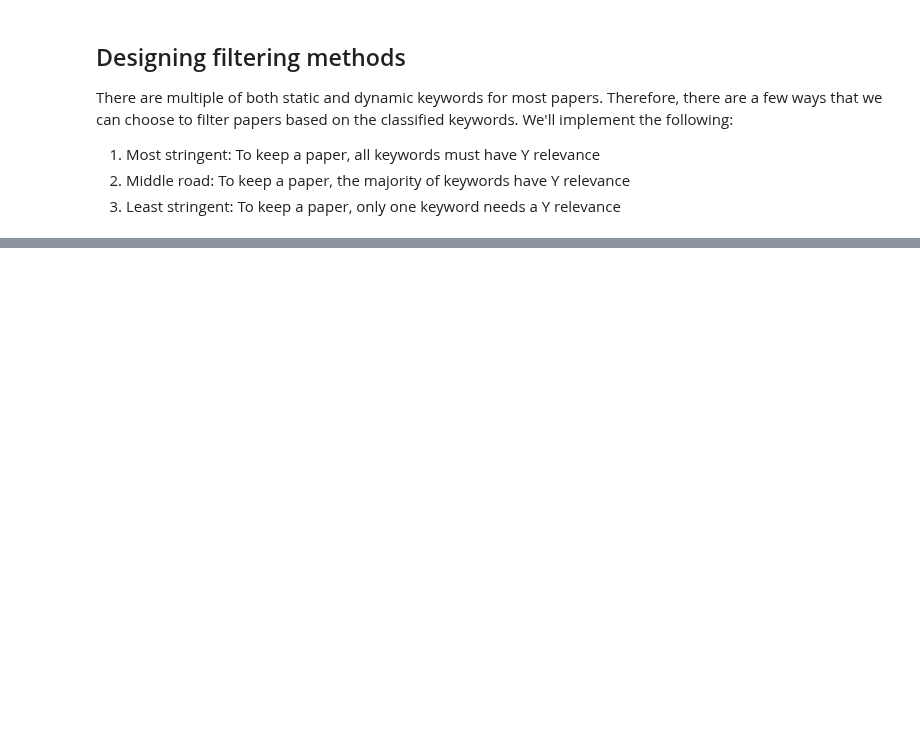
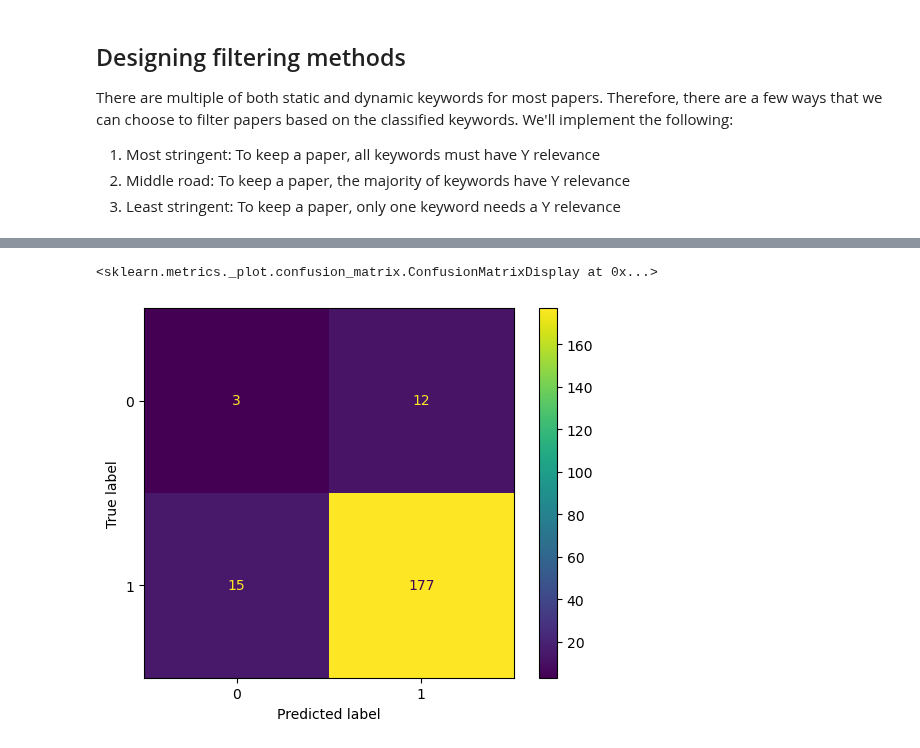
Before and after one commit to serenalotreck/desiccation-network, a Jupyter notebook: notebooks/WoS_dataset_filtering.ipynb, the cells around one changed output, grey strips where cells are left out. Saved outputs shown, nothing was run; the diff lists cells and outputs as text; code cells hidden in the pictures; blank space fills up the shorter version.

```diff
--- a/notebooks/WoS_dataset_filtering.ipynb
+++ b/notebooks/WoS_dataset_filtering.ipynb
@@ -82,3 +124,5 @@ We will also calculate the IAA for the test set -- it's more important that this
+# %%
+test_set = test_set.replace({'Y': 1, 'N': 0})
 # %% [markdown]
 ## Designing filtering methods
 There are multiple of both static and dynamic keywords for most papers. Therefore, there are a few ways that we can choose to filter papers based on the classified keywords. We'll implement the following:
@@ -164,0 +168,6 @@ least_static = filter_papers(data, statics, 'static_keywords', stringency='least
+# %%
+def subset_papers(papers, test_set):
+    """
+    Pull out only the papers in the test set.
+    """
+    return [p for p in papers if p['UID'] in test_set.index.values.tolist()]
@@ -164,0 +188,14 @@ least_static = filter_papers(data, statics, 'static_keywords', stringency='least
+# %%
+def generate_confusion_matrix(papers, filtered_papers, test_set):
+    """
+    Generate confusion matrix for paper relevance classification.
+    """
+    yes = [p['UID'] for p in filtered_papers]
+    preds = {p['UID']: (0 if p['UID'] not in yes else 1) for p in papers}
+    pred_df = pd.DataFrame.from_dict(preds, orient='index', columns=['relevant'])
+
+    together = test_set.merge(pred_df, left_index=True, right_index=True, suffixes=('_test', '_pred'))
+
+    return confusion_matrix(together.relevant_test, together.relevant_pred)
+# %%
+papers_for_eval = subset_papers(data, test_set)
@@ -164,0 +265,7 @@ least_static = filter_papers(data, statics, 'static_keywords', stringency='least
+# %%
+filtered_papers = filter_papers(papers_for_eval, dynamos_ann1, 'dynamic_keys', stringency='least')
+cm = generate_confusion_matrix(papers_for_eval, filtered_papers, test_set)
+ConfusionMatrixDisplay(confusion_matrix=cm).plot()
+# %% [output]
+<sklearn.metrics._plot.confusion_matrix.ConfusionMatrixDisplay at 0x...>
+[figure, added]
```
Also changed, not shown: parts of 45 cells of this notebook, 4 other files.
